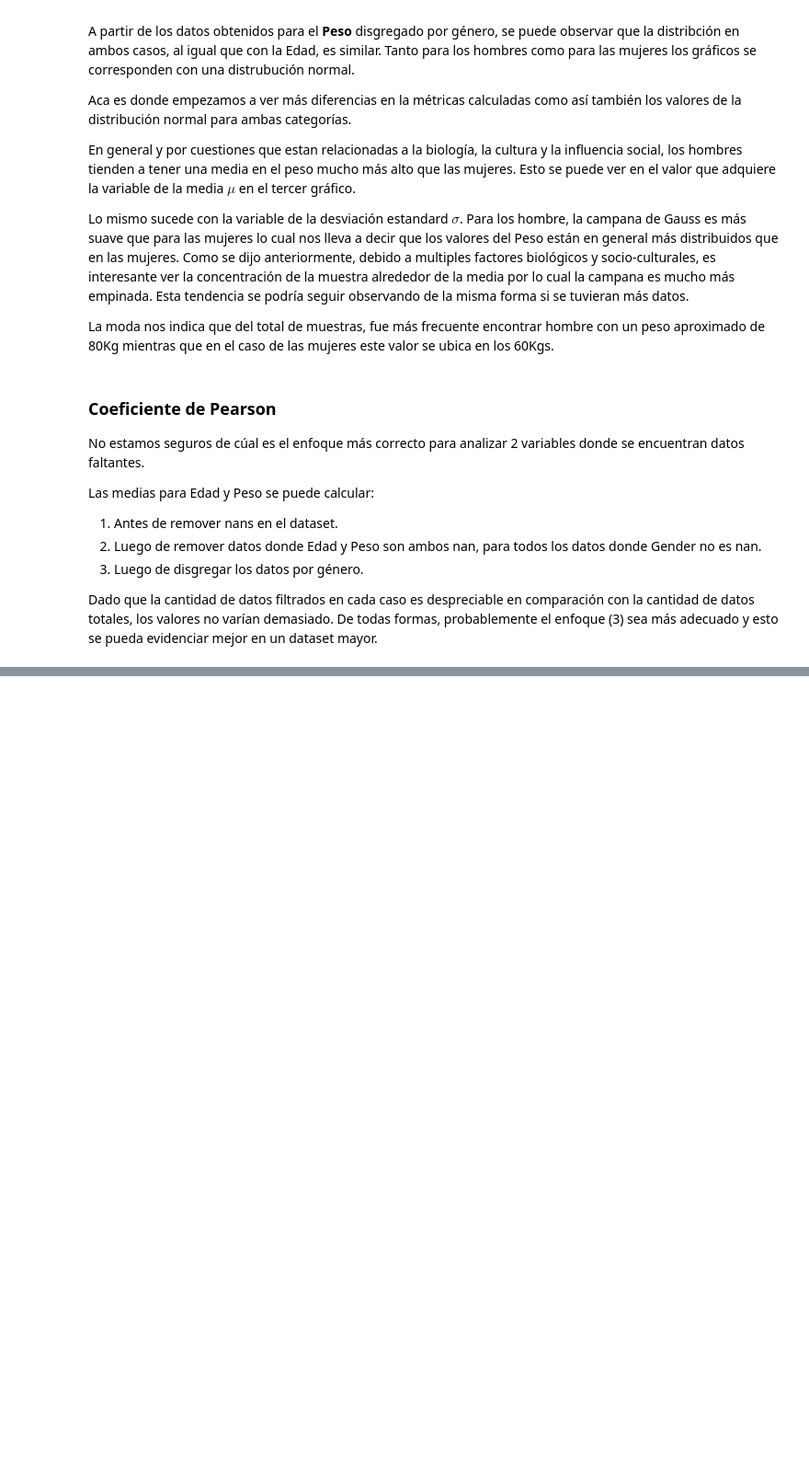
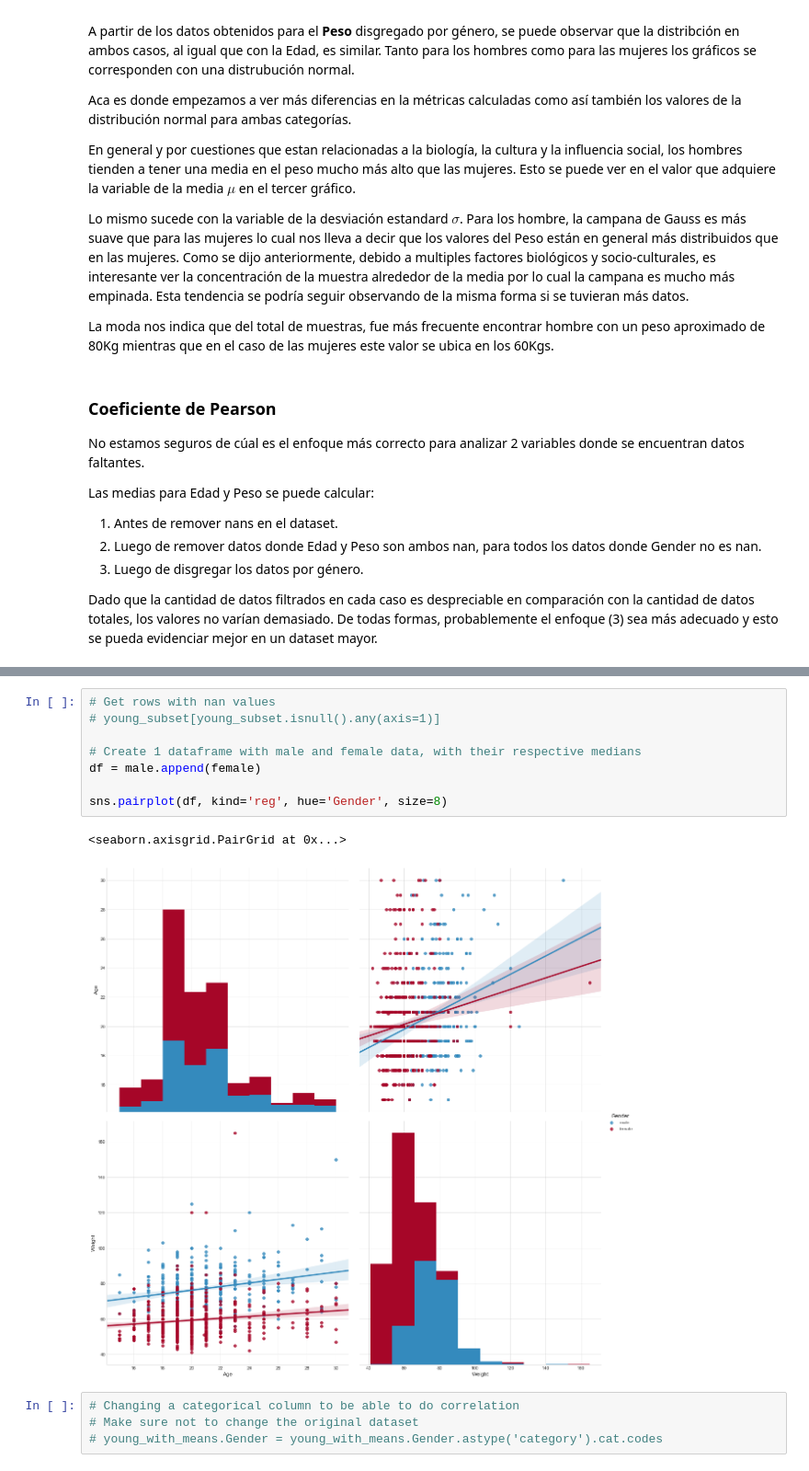
Before and after one commit to rodricarranza/DiploDatos, a Jupyter notebook: analysis_and_visualization/lab1/lab1.ipynb, the cells around one changed output, grey strips where cells are left out. Shown: that part at 92% size. Saved outputs shown, nothing was run; the diff lists cells and outputs as text; blank space fills up the shorter version.

Commit message:
Better way to get correlation. Plot correlation by gender.

```diff
--- a/analysis_and_visualization/lab1/lab1.ipynb
+++ b/analysis_and_visualization/lab1/lab1.ipynb
@@ -408,0 +399,15 @@ Male r: 0.25009314253339204, Female r: 0.15250246765848624
+# %%
+# Get rows with nan values
+# young_subset[young_subset.isnull().any(axis=1)]
+
+# Create 1 dataframe with male and female data, with their respective medians
+df = male.append(female)
+
+sns.pairplot(df, kind='reg', hue='Gender', size=8)
+# %% [output]
+<seaborn.axisgrid.PairGrid at 0x...>
+[figure, added]
+# %%
+# Changing a categorical column to be able to do correlation
+# Make sure not to change the original dataset
+# young_with_means.Gender = young_with_means.Gender.astype('category').cat.codes
```
Also changed, not shown: parts of 1 cell of this notebook.
